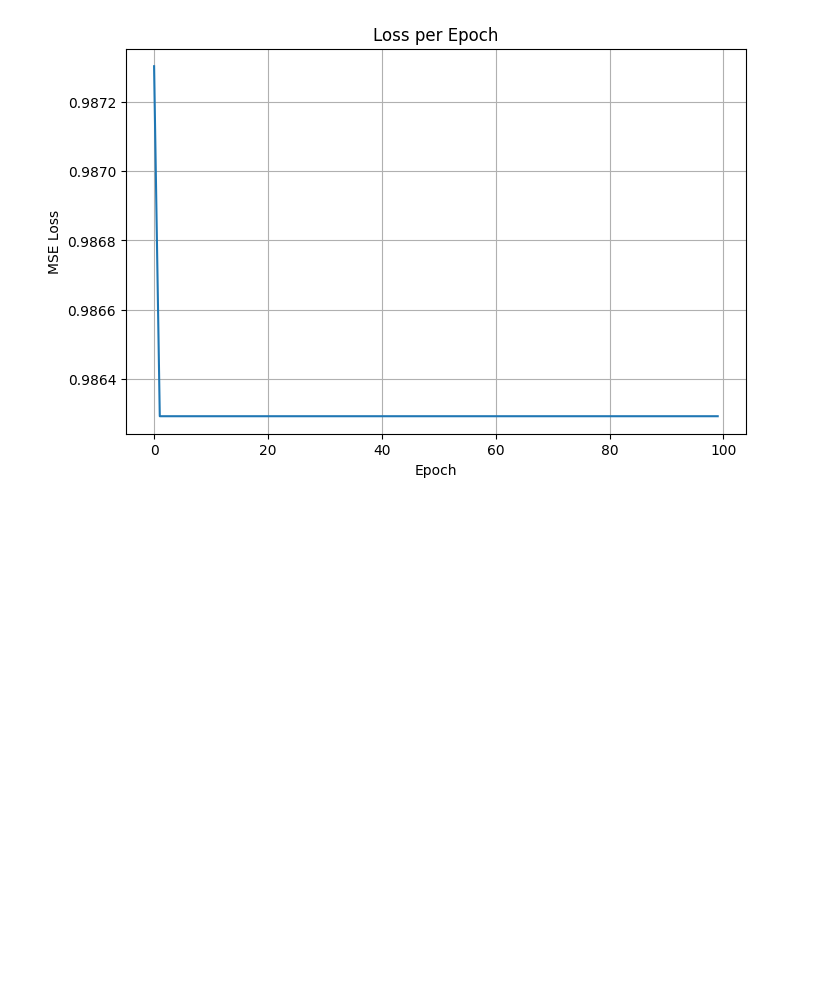
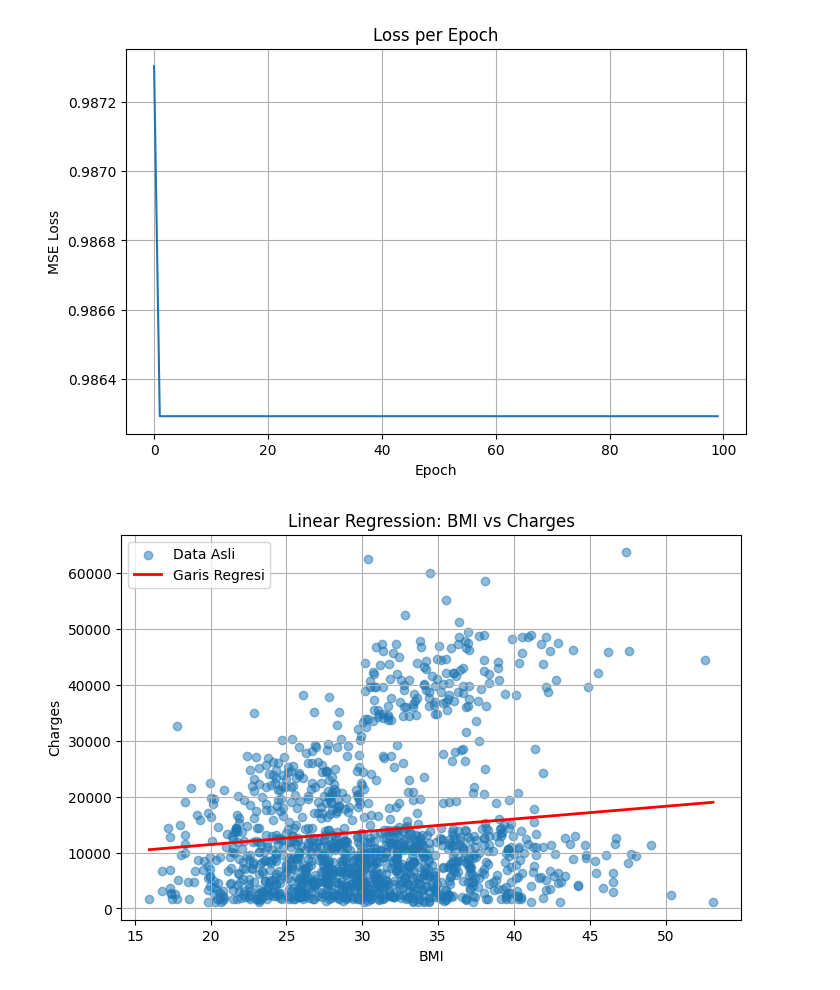
Before and after one commit to gil1959/Tugas-3-Kecerdasan-Buatan, a Jupyter notebook: modul1.ipynb, the cells around one changed output. Drawn from its saved outputs; the diff is of its cells as text; code cells hidden in the pictures; blank space fills up the shorter version.

```diff
--- a/modul1.ipynb
+++ b/modul1.ipynb
@@ -109,3 +104,23 @@ plt.grid(True)
 plt.show()
 # %% [output]
 [figure]
+# %%
+y_pred_norm = w * x_norm + b
+
+y_pred = (y_pred_norm * y_std) + y_mean
+
+sorted_idx = np.argsort(x)
+x_sorted = x[sorted_idx]
+y_pred_sorted = y_pred[sorted_idx]
+
+plt.figure(figsize=(8,5))
+plt.scatter(x, y, alpha=0.5, label="Data Asli")
+plt.plot(x_sorted, y_pred_sorted, color="red", linewidth=2, label="Garis Regresi")
+plt.title("Linear Regression: BMI vs Charges")
+plt.xlabel("BMI")
+plt.ylabel("Charges")
+plt.legend()
+plt.grid(True)
+plt.show()
+# %% [output]
+[figure, added]
```
Also changed, not shown: parts of 3 cells of this notebook.
